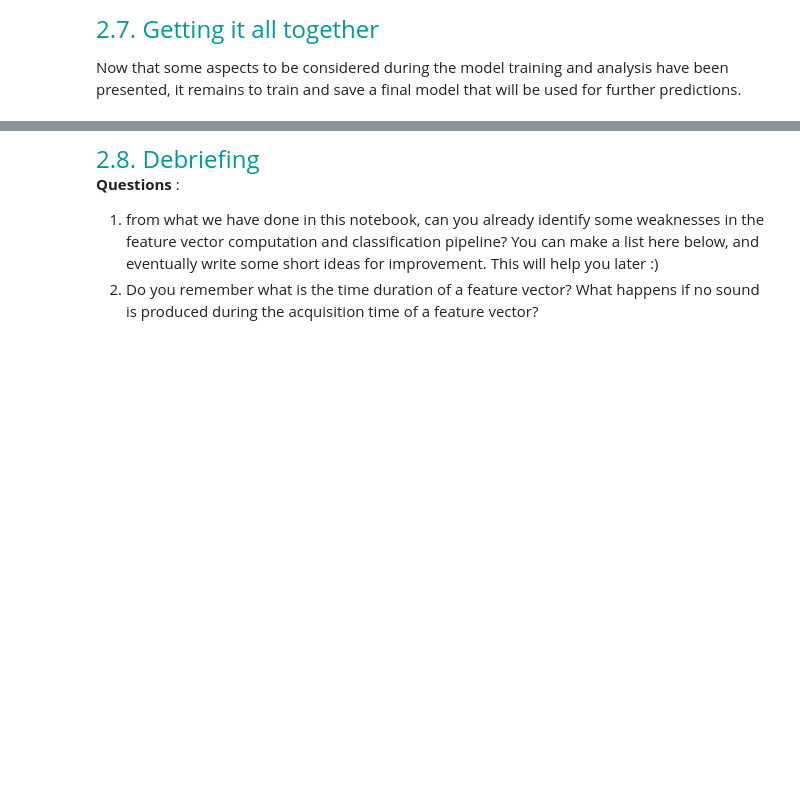
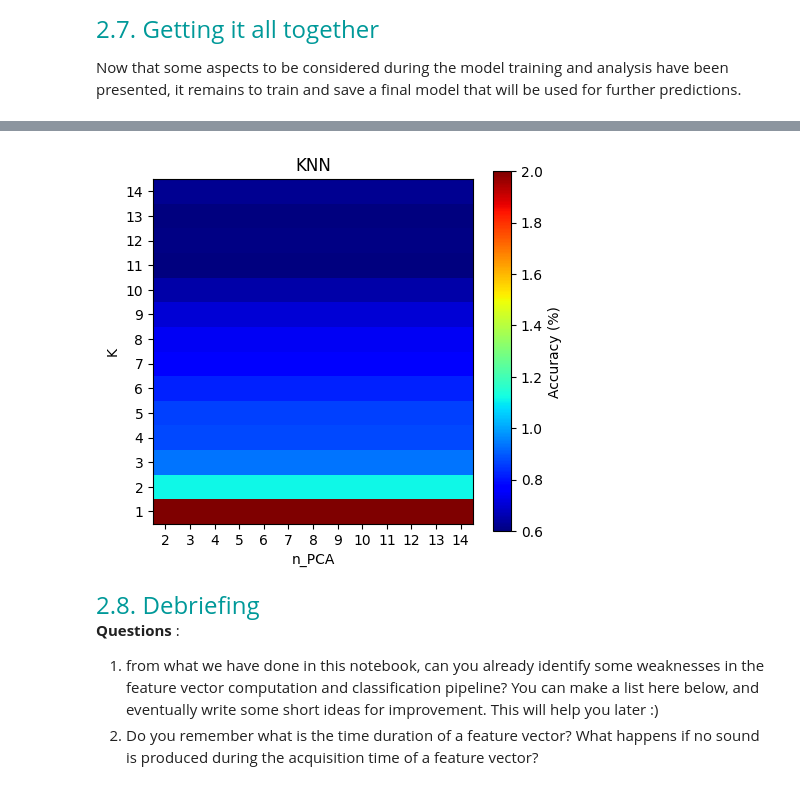
Before and after one commit to colinrenard/LELEC210X, a Jupyter notebook: classification/hands_on_classif2_audio.ipynb, the cells around one changed output, grey strips where cells are left out. Saved outputs shown, nothing was run; the diff lists cells and outputs as text; code cells hidden in the pictures; blank space fills up the shorter version.

```diff
--- a/classification/hands_on_classif2_audio.ipynb
+++ b/classification/hands_on_classif2_audio.ipynb
@@ -610,3 +687,39 @@ show_confusion_matrix(prediction_knn, y_test, classnames)
+# %%
+### Test best K factor
+
+Ks = np.arange(1,15)
+n_comps = np.arange(2, 15) # number of principal components kept for the PCA
+accuracies_knn = np.zeros( (len(Ks), len(n_comps)) )
+
+for j, n in enumerate(n_comps):
+    pca = PCA(n_components=n,whiten=True)
+    X_learn_reduced = pca.fit_transform(X_train_normalised)
+    X_val_reduced = pca.transform(X_test_normalised)
+    for i,K in enumerate(Ks):
+        model_knn = KNeighborsClassifier(n_neighbors=K)
+        model_knn.fit(X_train_normalised, y_train)
+        prediction_knn = model_knn.predict(X_train_normalised)
+        accuracies_knn[i,j] += accuracy(prediction_knn, y_train)
+
+accuracies_knn /= n_splits #Je comprends pas pq ils divisent par n_splits
+
+fig = plt.figure(figsize=(10,4))
+axs = [fig.add_axes([0.0, 0.0, 0.4, 0.9])]
+
+im0 = axs[0].imshow(100*accuracies_knn, cmap='jet', origin='lower')
+cbar = fig.colorbar(im0, ax=axs[0])
+cbar.set_label('Accuracy (%)')
+axs[0].set_xlabel('n_PCA')
+axs[0].set_ylabel('K')
+axs[0].set_xticks(list(np.arange(len(n_comps))))
+axs[0].set_xticklabels(list(n_comps))
+axs[0].set_yticks(list(np.arange(len(Ks))))
+axs[0].set_yticklabels(list(Ks))
+axs[0].set_title('KNN')
+
+plt.show()
+# %% [output]
+[figure, added]
 # %% [markdown]
 <font size=5 color=#009999> 2.8. Debriefing </font> <br>
 **Questions** :
```
Also changed, not shown: parts of 17 cells of this notebook, 4 other files.
